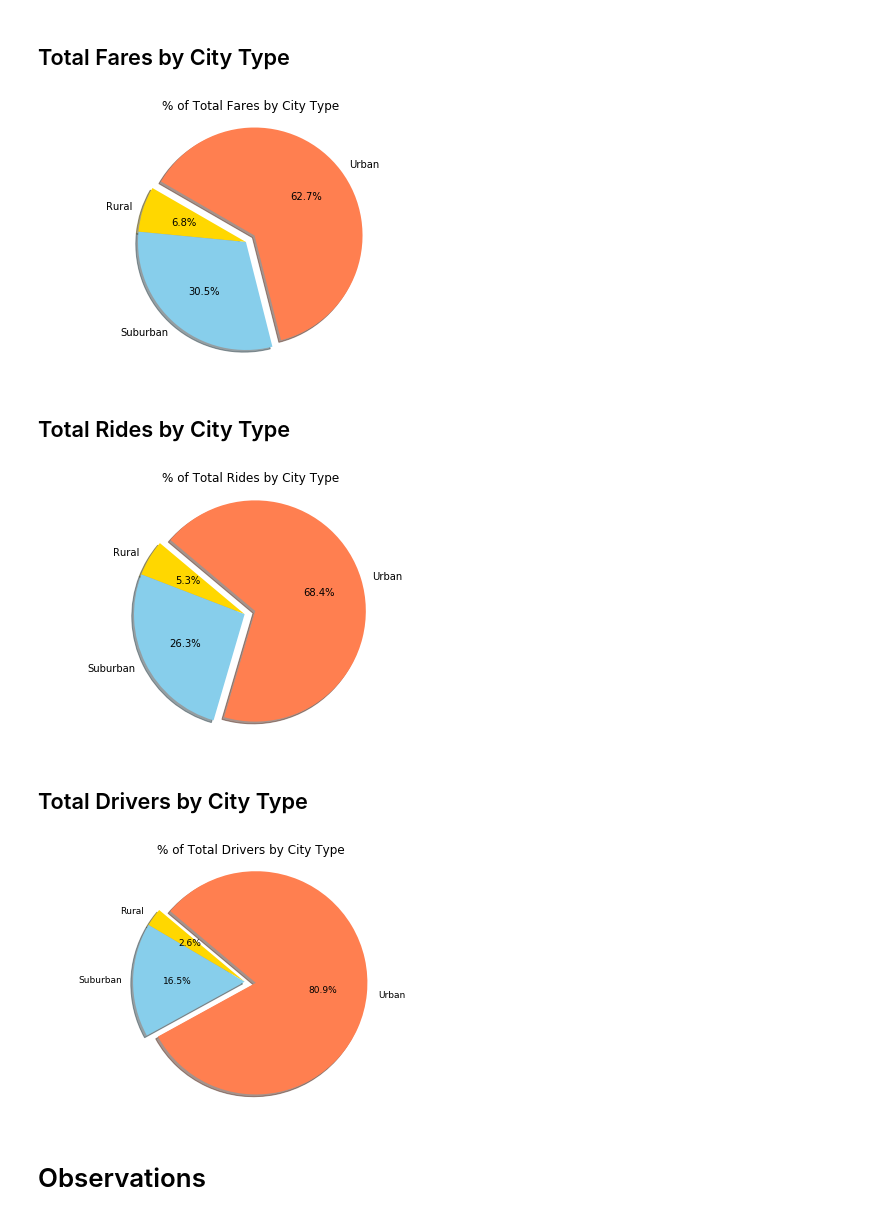
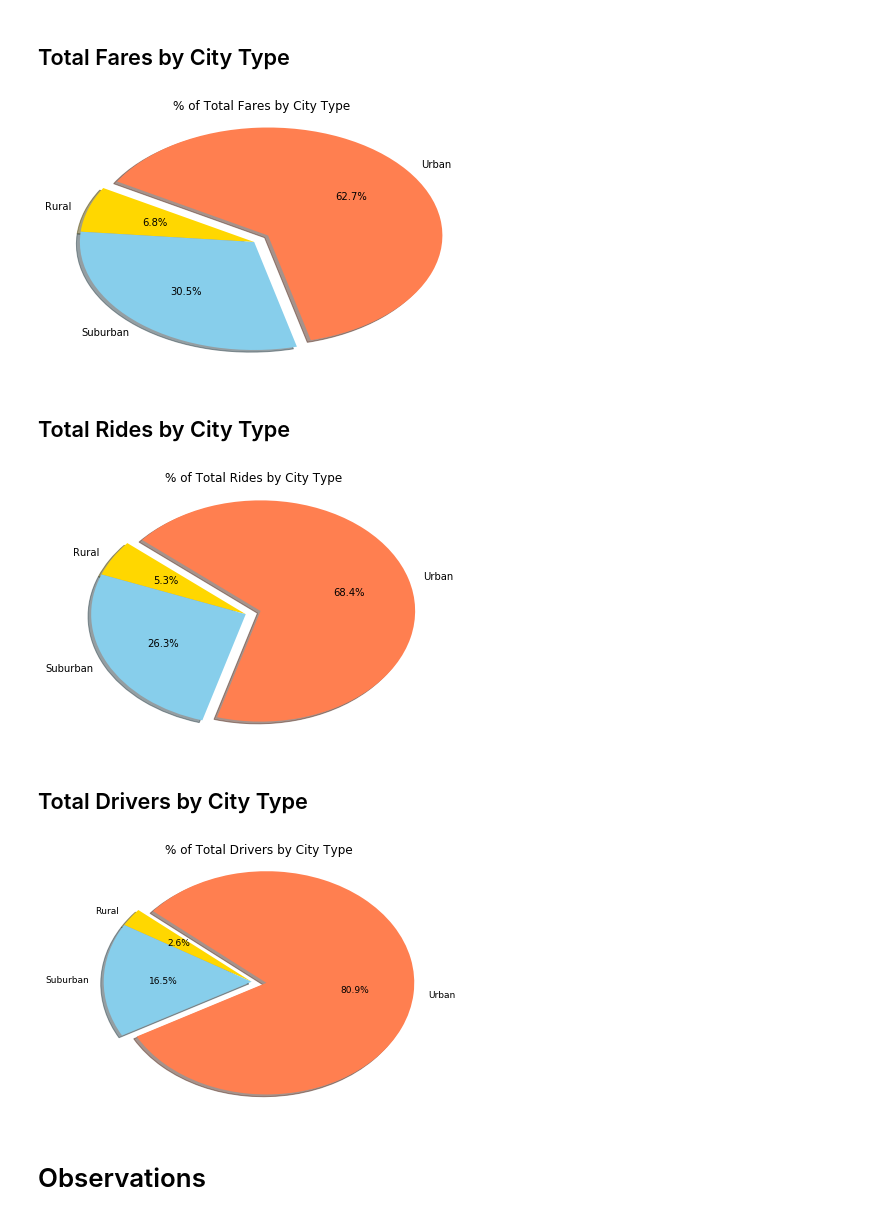
Before and after one commit to bhavinidata/Matplotlib, a Jupyter notebook: Pyber/Pyber.ipynb, the cells around one changed output. Cells and saved outputs as stored; diff of their text form; code cells hidden in the pictures.

```diff
--- a/Pyber/Pyber.ipynb
+++ b/Pyber/Pyber.ipynb
@@ -103,37 +103,37 @@ drivers = city_df.groupby("type")["driver_count"].sum().values
 # %%
 explode = (0,0,0.1)
 colors = ["gold", "skyblue", "coral"]
 
 plt.pie(total_fare, labels=types, explode=explode, colors=colors, shadow=True, startangle=150, autopct="%1.1f%%")
 plt.title("% of Total Fares by City Type")
-plt.axis("equal")
 plt.tight_layout()
+plt.axis("auto")
 plt.savefig("PyberImages/TotalFareByCityType.png")
 plt.show()
 # %% [output]
-[figure, old version]
+[figure, new version]
 # %% [markdown]
 ## Total Rides by City Type
 # %%
 plt.pie(total_rides, labels=types, explode=explode, colors=colors, shadow=True, startangle=140, autopct="%1.1f%%")
 plt.title("% of Total Rides by City Type")
-plt.axis("equal")
+plt.axis("auto")
 plt.tight_layout()
 plt.savefig("PyberImages/TotalRidesByCityType.png")
 plt.show()
 # %% [output]
-[figure, old version]
+[figure, new version]
 # %% [markdown]
 ## Total Drivers by City Type
 # %%
 plt.pie(drivers, labels=types, explode=explode, colors=colors, shadow=True, startangle=140, textprops={'fontsize': 9}, autopct="%1.1f%%")
 plt.title("% of Total Drivers by City Type")
-plt.axis("equal")
+plt.axis("auto")
 plt.tight_layout()
 plt.savefig("PyberImages/TotalDriversByCityType.png")
 plt.show()
 # %% [output]
-[figure, old version]
+[figure, new version]
 # %% [markdown]
 # Observations
 # %% [markdown]
```
Also changed, not shown: 3 other files.
